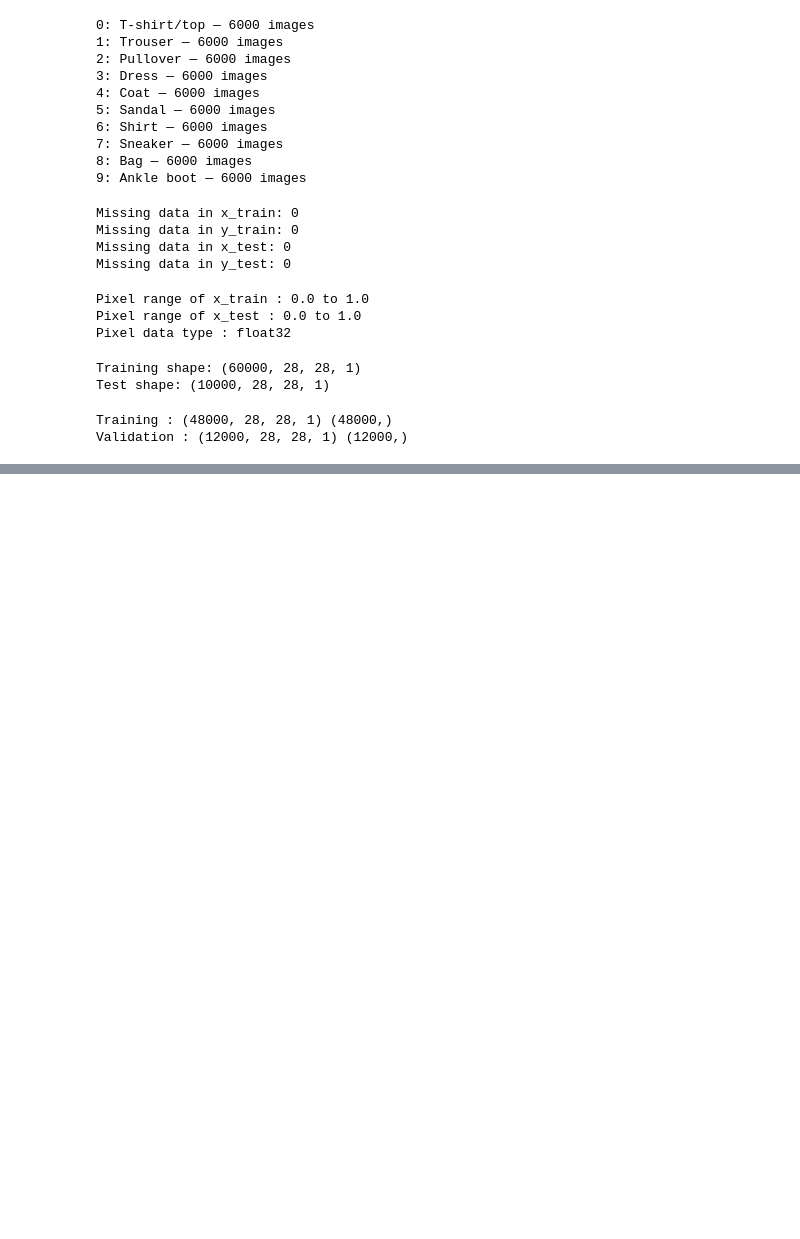
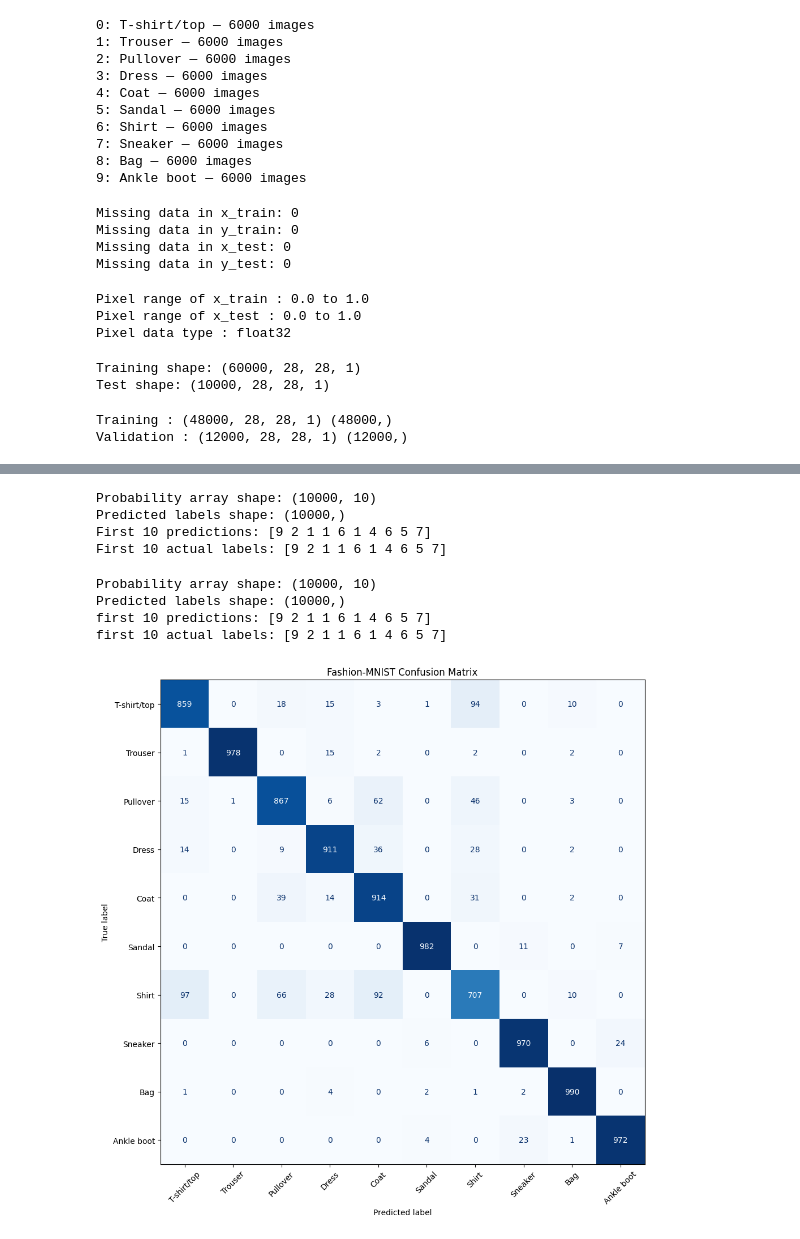
Before and after one commit to roshinsthomas/CNN_Fashion_MNIST, a Jupyter notebook: CNN_Fashion_MNIST.ipynb, the cells around one changed output, grey strips where cells are left out. Drawn from its saved outputs; the diff is of its cells as text; code cells hidden in the pictures; blank space fills up the shorter version.

```diff
--- a/CNN_Fashion_MNIST.ipynb
+++ b/CNN_Fashion_MNIST.ipynb
@@ -268,0 +294,59 @@ drive  sample_data
+# %%
+# Get 10 category probabilities for each test image
+test_probabilities = model.predict(x_test, verbose=0)
+
+# Pick the category with the highest probability for each image
+y_pred = np.argmax(test_probabilities, axis=1)
+
+print("Probability array shape:", test_probabilities.shape)
+print("Predicted labels shape:", y_pred.shape)
+
+print("First 10 predictions:", y_pred[:10])
+print("First 10 actual labels:", y_test[:10])
+# %% [output]
+Probability array shape: (10000, 10)
+Predicted labels shape: (10000,)
+First 10 predictions: [9 2 1 1 6 1 4 6 5 7]
+First 10 actual labels: [9 2 1 1 6 1 4 6 5 7]
+# %%
+#get 10 category probablities for each test image
+test_probabilities = model.predict(x_test,verbose=0)
+
+#pick the category with the highest probabilitiy for each image
+y_pred = np.argmax(test_probabilities, axis  = 1)
+
+print("Probability array shape:",test_probabilities.shape)
+print("Predicted labels shape:",y_pred.shape)
+
+print("first 10 predictions:",y_pred[:10])
+print("first 10 actual labels:",y_test[:10])
+# %% [output]
+Probability array shape: (10000, 10)
+Predicted labels shape: (10000,)
+first 10 predictions: [9 2 1 1 6 1 4 6 5 7]
+first 10 actual labels: [9 2 1 1 6 1 4 6 5 7]
+# %%
+from sklearn.metrics import confusion_matrix, ConfusionMatrixDisplay
+
+#compare the actual labels with predicted labels
+cm = confusion_matrix(y_test, y_pred, labels = range(10))
+
+fig, ax = plt.subplots(figsize=(10,10))
+
+display = ConfusionMatrixDisplay(
+    confusion_matrix = cm,
+    display_labels = class_names
+)
+
+display.plot(
+    ax = ax, cmap = 'Blues',
+    values_format = "d",
+    xticks_rotation = 45,
+    colorbar = False
+)
+
+plt.title("Fashion-MNIST Confusion Matrix")
+plt.tight_layout()
+plt.show()
+# %% [output]
+[figure, added]
```
Also changed, not shown: parts of 11 cells of this notebook, 2 other files.
